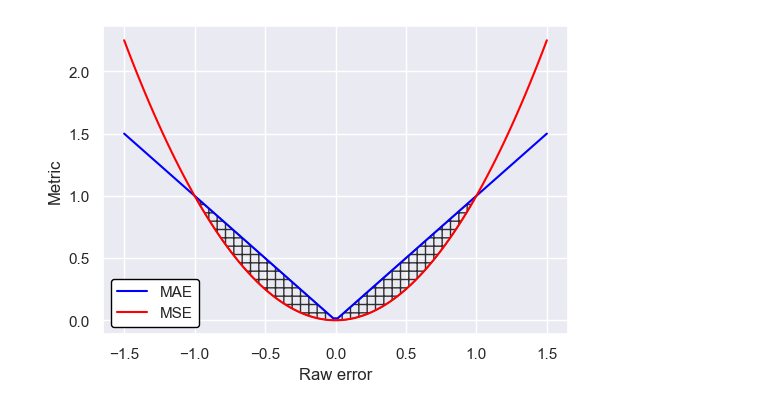
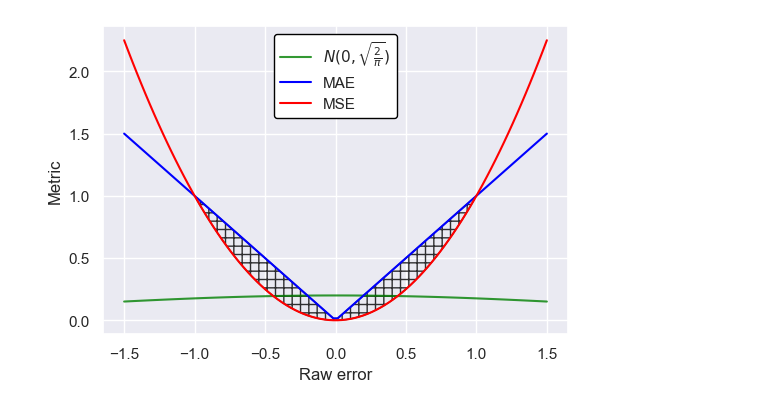
Before and after one commit to PaulHosek/DataMining, a Jupyter notebook: 5_evaluation_metrics.ipynb, the cells around one changed output. Drawn from its saved outputs; the diff is of its cells as text; code cells hidden in the pictures.

```diff
--- a/5_evaluation_metrics.ipynb
+++ b/5_evaluation_metrics.ipynb
@@ -221,18 +222,20 @@ array([-2, -1,  0,  1,  2])
 # %%
 endpoint = 1.5
 num = 100
 x_coords =np.linspace(-endpoint,endpoint,num)
 abs_line = np.abs(np.linspace(-endpoint,endpoint,num))
 sqr_line = np.linspace(-endpoint,endpoint,num)**2
 plt.figure(figsize=(12/2,8/2))
+plt.plot(x_coords, norm.pdf(x_coords,0,2), color="green", alpha=.8, linestyle="-", label=r"$N(0,\sqrt{\frac{2}{\pi}})$")
 plt.plot(x_coords,abs_line,color="blue",label="MAE")
 plt.plot(x_coords,sqr_line, color="red", label="MSE")
 plt.fill_between(x_coords, abs_line, sqr_line, color="none", edgecolor="black",
                  alpha=0.8, hatch="++", where=((x_coords>=-1) & (x_coords<=1)))
+
 plt.legend(facecolor='white', framealpha=1, edgecolor='black')
 plt.ylabel("Metric")
 plt.xlabel("Raw error")
 
 plt.savefig("5_mse_mae_curves.png", bbox_inches="tight", dpi=300)
 # %% [output]
-[figure, old version]
+[figure, new version]
```
Also changed, not shown: parts of 9 cells of this notebook, 2 other files.
